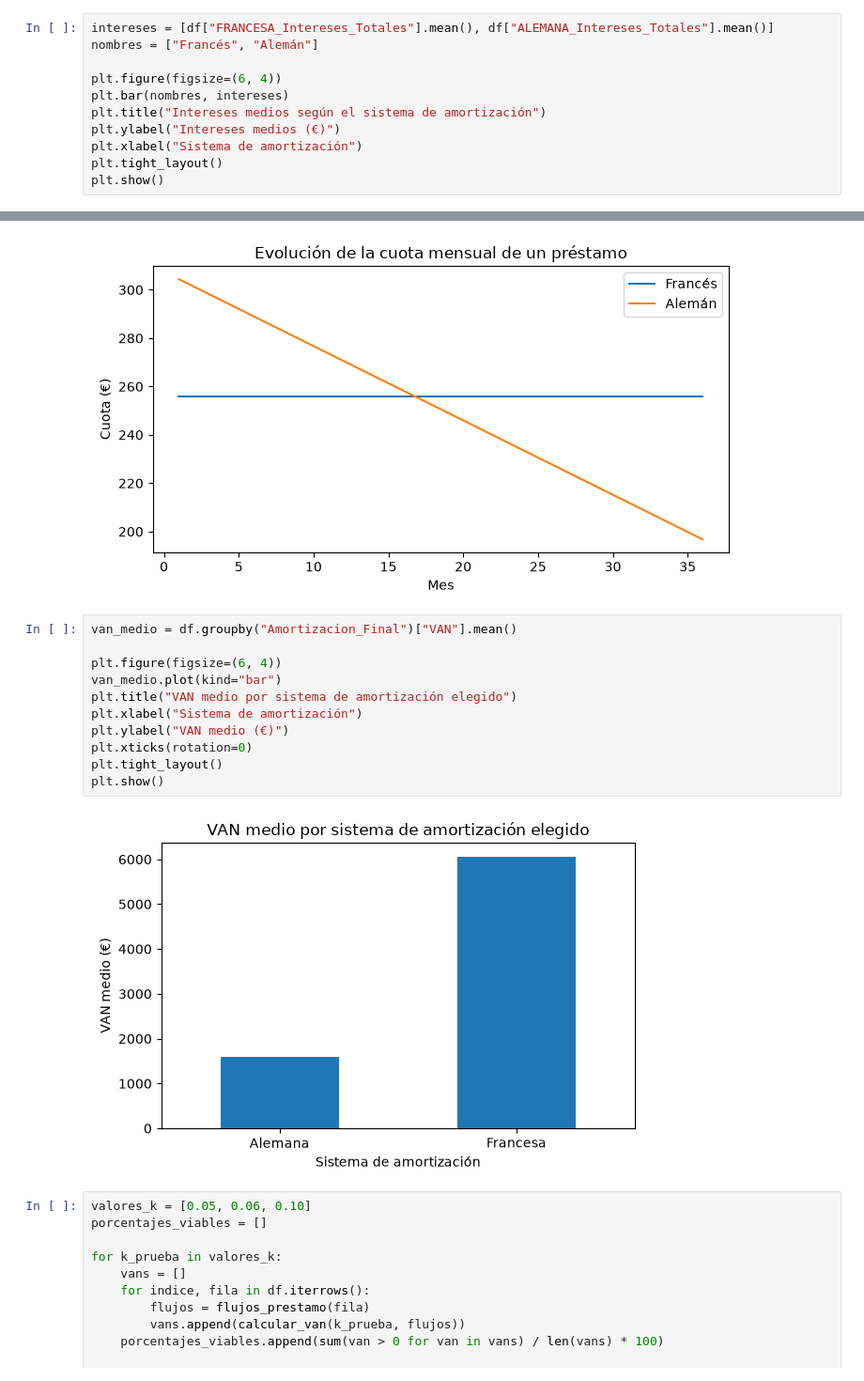
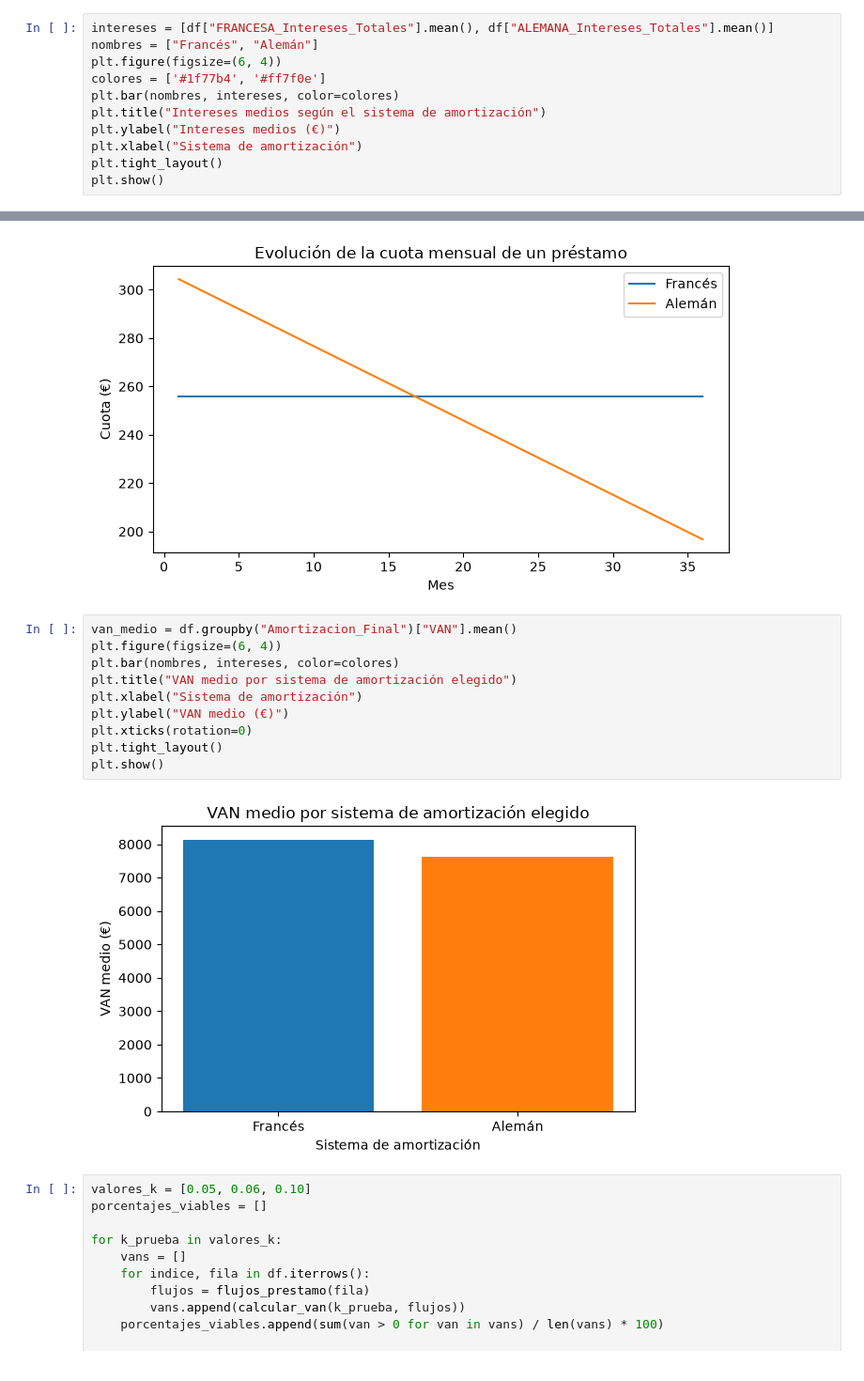
Before and after one commit to NaiaArroyo/RETO-5-NARANJA, a Jupyter notebook: Notebook Amortizacion Francesa y Aleman.ipynb, the cells around one changed output, grey strips where cells are left out. Shown at 94% size. Drawn from its saved outputs; the diff is of its cells as text.

```diff
--- a/Notebook Amortizacion Francesa y Aleman.ipynb
+++ b/Notebook Amortizacion Francesa y Aleman.ipynb
@@ -672,9 +672,9 @@ resumen.round(3)
 # %%
 intereses = [df["FRANCESA_Intereses_Totales"].mean(), df["ALEMANA_Intereses_Totales"].mean()]
 nombres = ["Francés", "Alemán"]
-
 plt.figure(figsize=(6, 4))
-plt.bar(nombres, intereses)
+colores = ['#1f77b4', '#ff7f0e']
+plt.bar(nombres, intereses, color=colores)
 plt.title("Intereses medios según el sistema de amortización")
 plt.ylabel("Intereses medios (€)")
 plt.xlabel("Sistema de amortización")
@@ -697,17 +697,16 @@ plt.show()
 [figure]
 # %%
 van_medio = df.groupby("Amortizacion_Final")["VAN"].mean()
-
 plt.figure(figsize=(6, 4))
-van_medio.plot(kind="bar")
+plt.bar(nombres, intereses, color=colores)
 plt.title("VAN medio por sistema de amortización elegido")
 plt.xlabel("Sistema de amortización")
 plt.ylabel("VAN medio (€)")
 plt.xticks(rotation=0)
 plt.tight_layout()
 plt.show()
 # %% [output]
-[figure, old version]
+[figure, new version]
 # %%
 valores_k = [0.05, 0.06, 0.10]
 porcentajes_viables = []
```
Also changed, not shown: parts of 3 cells of this notebook.
